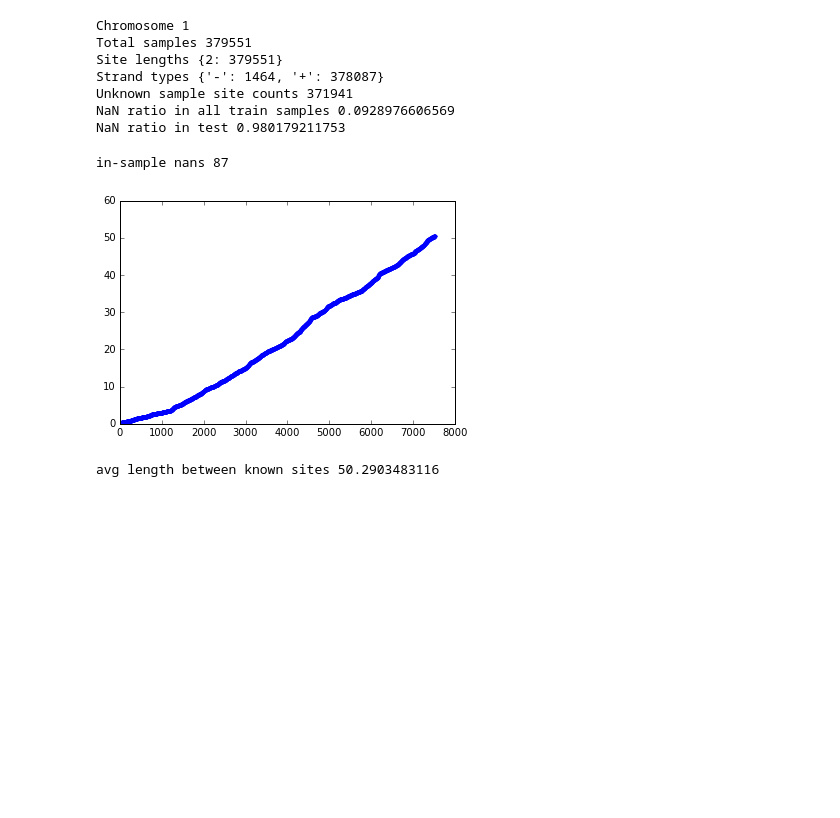
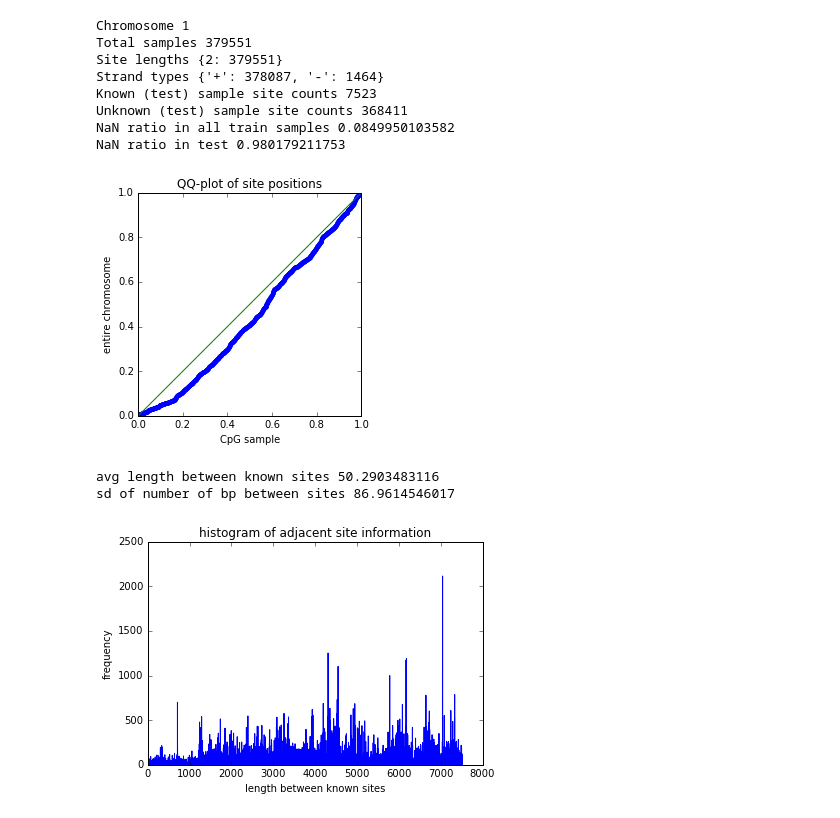
Before and after one commit to PrincetonUniversity/methyl-cluster, a Jupyter notebook: vyf_hw2.ipynb, the cells around one changed output. Saved outputs shown, nothing was run; the diff lists cells and outputs as text; code cells hidden in the pictures; blank space fills up the shorter version.

```diff
--- a/vyf_hw2.ipynb
+++ b/vyf_hw2.ipynb
@@ -54,39 +66,50 @@ train_chr1.loc[range(267, 273)]
 | 272 | chr1 | 127749 | 127751 | + | 0.633333 | 0.473684 | 0.703704 | 0.611111 | 0.827586 | 0.666667 | ... | ... |
 6 rows × 38 columns
 # %%
-assert len(train_chr1) == len(test_chr1_partial) and len(train_chr1) == len(test_chr1_full)
+assert len(train_df) == len(test_df)
 def count_unique(col):
     return {x:sum(col == x) for x in set(col)}
 
 print('Chromosome 1')
-print('Total samples', len(train_chr1))
-print('Site lengths', count_unique(train_chr1[SITE_END] - train_chr1[SITE_START]))
-print('Strand types', count_unique(train_chr1[STRAND_TYPE]))
-print('Unknown sample site counts', len(unknown_chr1_ix))
-methyl_train_chr1 = train_chr1[TRAIN_COLS].values
-methyl_test_chr1 = test_chr1_partial[TEST_COL].values
-print('NaN ratio in all train samples', sum(sum(np.isnan(methyl_train_chr1))) / methyl_train_chr1.size)
-print('NaN ratio in test', sum(np.isnan(methyl_test_chr1)) / methyl_test_chr1.size)
+print('Total samples', len(train_df))
+print('Site lengths', count_unique(train_df['end'] - train_chr1['start']))
+print('Strand types', count_unique(train_df['strand']))
+print('Known (test) sample site counts', len(known_chr1_ix))
+print('Unknown (test) sample site counts', len(unknown_chr1_ix))
+print('NaN ratio in all train samples',
+      sum(sum(np.isnan(train_df[train_chromosomes].values))) / (len(train_df) * len(train_chromosomes)))
+print('NaN ratio in test', sum(np.isnan(test_df['missing'])) / len(test_df))
+assert sum(test_df['strand'] != train_df['strand']) == 0
 # %% [output]
 Chromosome 1
 Total samples 379551
 Site lengths {2: 379551}
-Strand types {'-': 1464, '+': 378087}
-Unknown sample site counts 371941
-NaN ratio in all train samples 0.0928976606569
+Strand types {'+': 378087, '-': 1464}
+Known (test) sample site counts 7523
+Unknown (test) sample site counts 368411
+NaN ratio in all train samples 0.0849950103582
 NaN ratio in test 0.980179211753
-# %%
-known_chr1_ix = np.where(test_chr1_partial[5] == 1)[0]
-print('in-sample nans', sum(np.isnan(methyl_test_chr1[known_chr1_ix])))
-known_chr1_ix = np.where(np.logical_and(test_chr1_partial[5] == 1,
-                                        np.logical_not(np.isnan(methyl_test_chr1))))[0]
-# %% [output]
-in-sample nans 87
-# %%
-# Make sure our samples are pretty uniform from the genomic range
-plt.plot(known_chr1_ix / len(known_chr1_ix), '.')
-plt.show()
-print('avg length between known sites', np.mean(np.diff(known_chr1_ix))) # CDF
-# %% [output]
-[figure, removed]
-avg length between known sites 50.2903483116
+# %%
+# Make sure our samples are pretty uniform from the genomic range
+def ticks(n): return np.arange(0.0, n) / n
+plt.plot(ticks(len(known_chr1_ix)), known_chr1_ix / len(train_df), '.')
+plt.plot([0, 1])
+plt.axes().set_aspect('equal')
+plt.xlabel('CpG sample')
+plt.ylabel('entire chromosome')
+plt.title('QQ-plot of site positions')
+plt.show()
+
+diffs = np.diff(known_chr1_ix)
+print('avg length between known sites', np.mean(diffs))
+print('sd of number of bp between sites', np.std(diffs))
+plt.plot(np.diff(known_chr1_ix))
+plt.xlabel('length between known sites')
+plt.ylabel('frequency')
+plt.title('histogram of adjacent site information')
+plt.show()
+# %% [output]
+[figure, added]
+avg length between known sites 50.2903483116
+sd of number of bp between sites 86.9614546017
+[figure, added]
```
Also changed, not shown: parts of 13 cells of this notebook, 1 other file.
